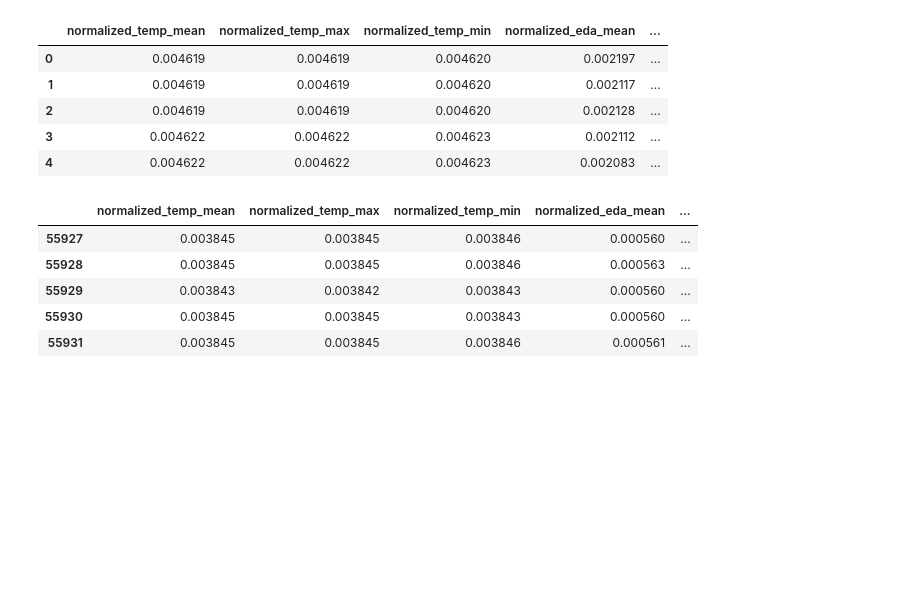
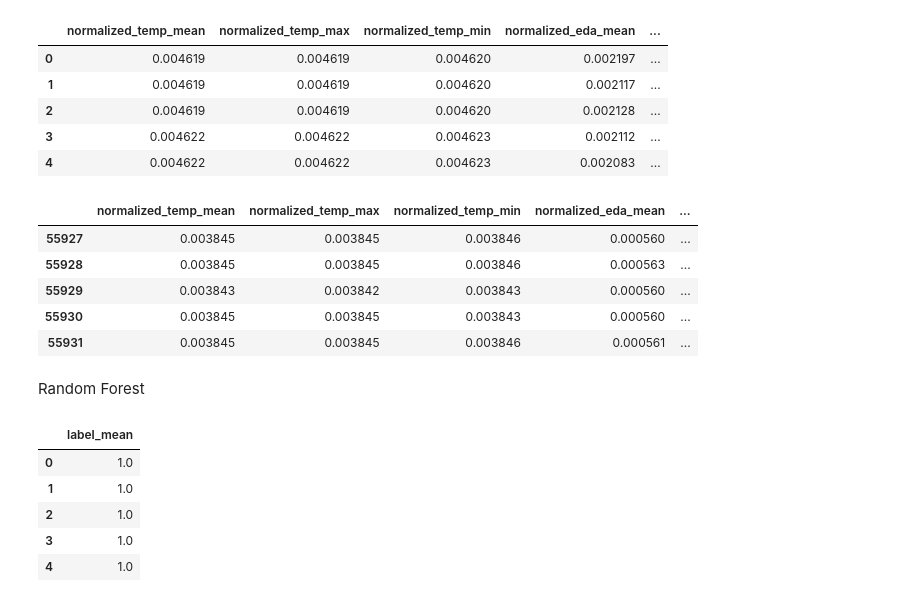
Before and after one commit to luizacastilho/XAI_STRESS, a Jupyter notebook: WESAD/analysiswesad.ipynb, the cells around one changed output. Saved outputs shown, nothing was run; the diff lists cells and outputs as text; code cells hidden in the pictures; blank space fills up the shorter version.

```diff
--- a/WESAD/analysiswesad.ipynb
+++ b/WESAD/analysiswesad.ipynb
@@ -340,3 +326,20 @@ df_normalizado.tail()
 | 55929 | 0.003843 | 0.003842 | 0.003843 | 0.000560 | ... |
 | 55930 | 0.003845 | 0.003845 | 0.003843 | 0.000560 | ... |
 | 55931 | 0.003845 | 0.003845 | 0.003846 | 0.000561 | ... |
+# %% [markdown]
+Random Forest
+# %%
+label_mean = []
+for i in range(0, len(df), 3):
+    label = df['label'].iloc[i:i+3]
+    label_mean.append(label.mean())
+
+label_stats = pd.DataFrame({'label_mean': label_mean})
+label_stats.head()
+# %% [output]
+|  | label_mean |
+| 0 | 1.0 |
+| 1 | 1.0 |
+| 2 | 1.0 |
+| 3 | 1.0 |
+| 4 | 1.0 |
```
Also changed, not shown: parts of 13 cells of this notebook.
